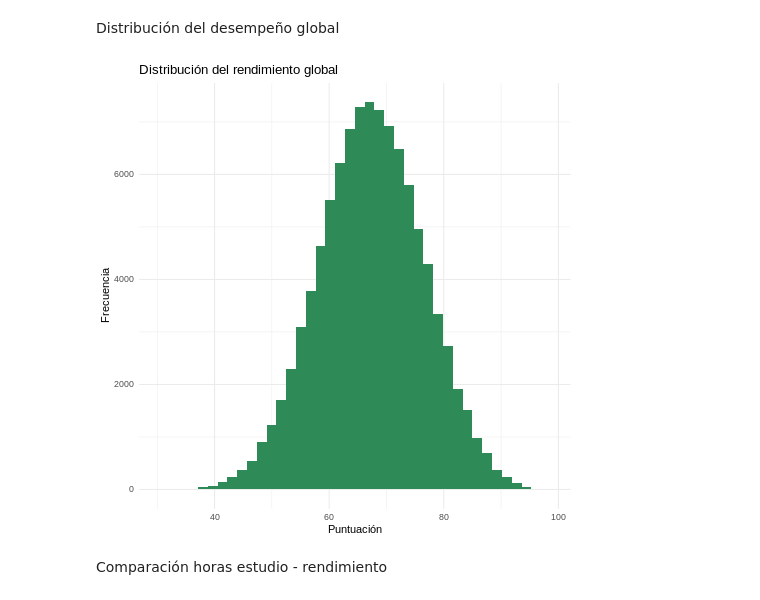
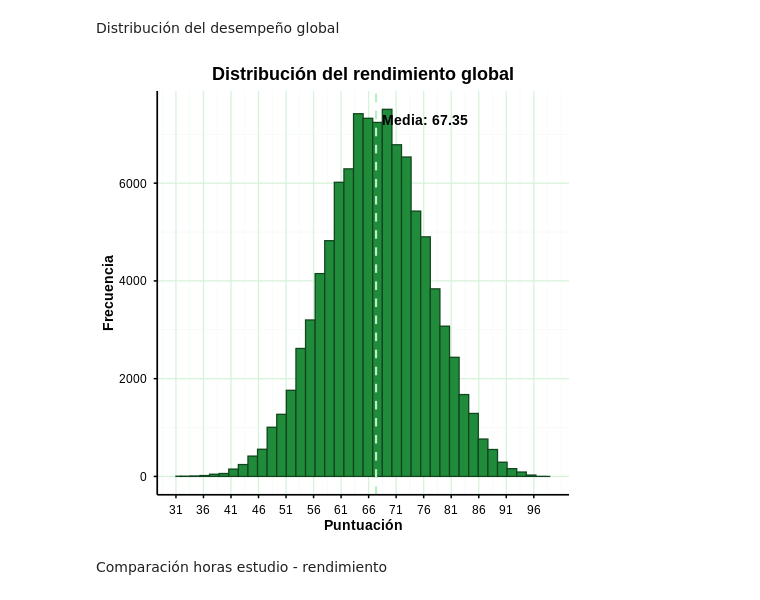
Before and after one commit to SebastianCanQue/trabajo_R_BigData, a Jupyter notebook: trabajo_bigdata_R.ipynb, the cells around one changed output. Saved outputs shown, nothing was run; the diff lists cells and outputs as text; code cells hidden in the pictures.

```diff
--- a/trabajo_bigdata_R.ipynb
+++ b/trabajo_bigdata_R.ipynb
@@ -364,14 +517,57 @@ ggplot(df, aes(x = Gender, fill = Completed)) +
 # %% [markdown]
 Distribución del desempeño global
-# %%
-%%R
-ggplot(df, aes(x = Overall_Performance)) +
-  geom_histogram(bins = 40, fill = "seagreen") +
-  labs(title = "Distribución del rendimiento global",
-       x = "Puntuación",
-       y = "Frecuencia") +
-  theme_minimal()
-# %% [output]
-[figure, removed]
+# %%
+%%R
+# Calcular la media
+mean_perf <- mean(df$Overall_Performance, na.rm = TRUE)
+
+# Ajustar límites del eje X ligeramente para que todos los valores entren
+x_min <- floor(min(df$Overall_Performance, na.rm = TRUE))
+x_max <- ceiling(max(df$Overall_Performance, na.rm = TRUE) + 1)
+
+ggplot(df[!is.na(df$Overall_Performance), ], aes(x = Overall_Performance)) +
+  geom_histogram(
+    bins = 40,
+    fill = "#208b3aff",
+    color = "#10451dff",
+    linewidth = 0.6
+  ) +
+  geom_vline(
+    xintercept = mean_perf,
+    color = "#b7efc5ff",
+    linetype = "dashed",
+    linewidth = 1
+  ) +
+  annotate(
+    "text",
+    x = mean_perf + 1,
+    y = max(table(cut(df$Overall_Performance, breaks = 40))),
+    label = paste0("Media: ", round(mean_perf, 2)),
+    color = "black",
+    fontface = "bold",
+    hjust = 0
+  ) +
+  scale_x_continuous(
+    limits = c(x_min, x_max),
+    breaks = seq(x_min, x_max, 5),
+    oob = scales::squish
+  ) +
+  labs(
+    title = "Distribución del rendimiento global",
+    x = "Puntuación",
+    y = "Frecuencia"
+  ) +
+  theme_minimal(base_size = 14) +
+  theme(
+    plot.title = element_text(hjust = 0.5, face = "bold", color = "black", size = 18),
+    axis.title = element_text(face = "bold", color = "black", size = 14),
+    axis.text = element_text(color = "black", size = 12),
+    panel.grid.major = element_line(color = "#d8f3dc"),
+    panel.grid.minor = element_line(color = "#eaf7ee", linewidth = 0.2),
+    axis.line = element_line(color = "black", linewidth = 0.8),
+    axis.ticks = element_line(color = "black", linewidth = 0.7)
+  )
+# %% [output]
+[figure, added]
 # %% [markdown]
 Comparación horas estudio - rendimiento
```
Also changed, not shown: parts of 29 cells of this notebook, 2 other files.
